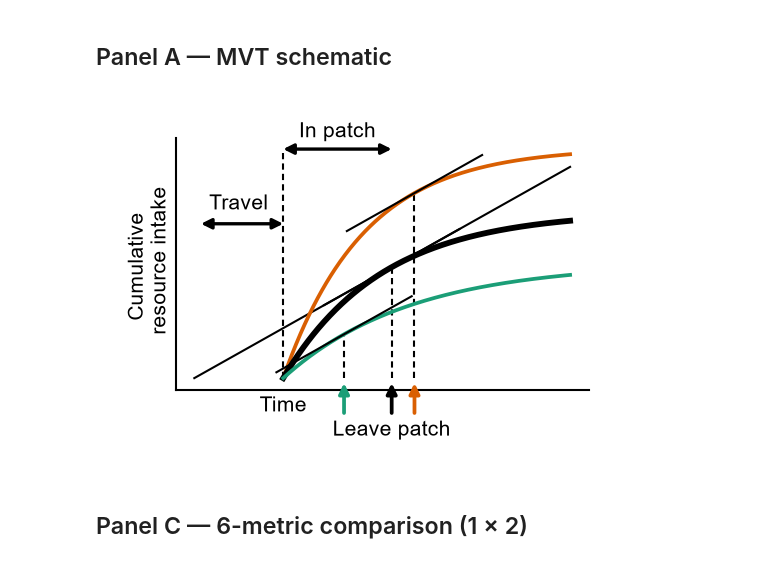
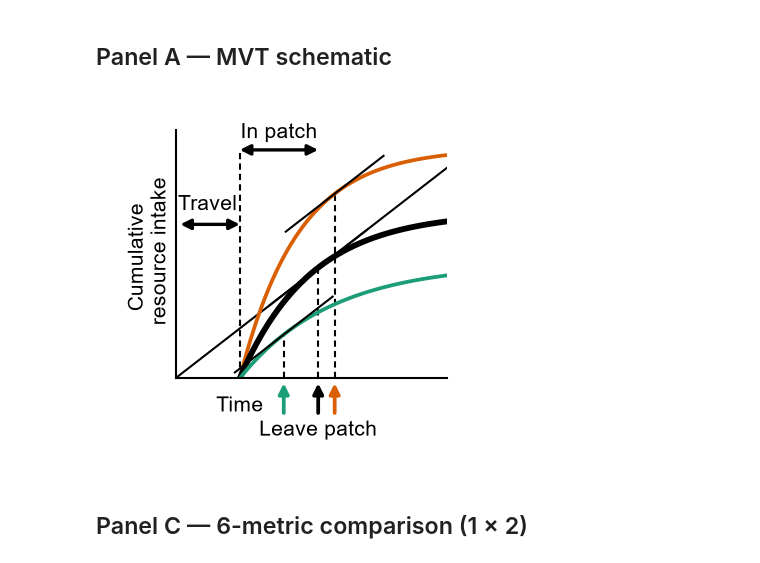
Before and after one commit to lauradriscoll/cosyne2026_adaptive_behavior, a Jupyter notebook: figures/fig2/make_panels_fig2.ipynb, the cells around one changed output. Cells and saved outputs as stored; diff of their text form; code cells hidden in the pictures.

```diff
--- a/figures/fig2/make_panels_fig2.ipynb
+++ b/figures/fig2/make_panels_fig2.ipynb
@@ -225,34 +229,37 @@ def plot_mvt_schematic(travel_time=2.0):
     x_black = T + patches[1]["tau_leave"]
     y_in = y_max * 0.92
     ax1.annotate("", xy=(T, y_in), xytext=(x_black, y_in), arrowprops=arrow)
     ax1.text((T + x_black) / 2, y_in + 0.03 * y_max, "In patch", ha="center", va="bottom")
     # Leave arrows below the axis
     y_a0, y_a1 = -0.02 * y_max, -0.14 * y_max
     for pp in patches:
         xl = T + pp["tau_leave"]
         ax1.annotate("", xy=(xl, y_a0), xytext=(xl, y_a1),
                     arrowprops=dict(arrowstyle="-|>", color=pp["color"],
                                     linewidth=0.9, mutation_scale=5,
                                     shrinkA=0, shrinkB=0),
                     annotation_clip=False)
     ax1.text(x_black, y_a1 - 0.03 * y_max, "Leave patch", ha="center", va="top",
             clip_on=False)
     ax1.text(T, y_a1 * 0.8, "Time", ha="center", va="center", clip_on=False)
 
     # ax.set_xlim(0, x_max)
     # ax.set_ylim(-0.42 * y_max, y_max * 1.18)
+    # start both axes exactly at 0 so the curves touch the spines (no default margin)
+    ax1.set_xlim(0, x_max)
+    ax1.set_ylim(0, y_max)
     ax1.set_xticks([])
     ax1.set_yticks([])
     ax1.set_ylabel("Cumulative \n resource intake")
     plt.tight_layout()
     return fig, ax1
 
 apply_style()
 fig, ax1 = plot_mvt_schematic(travel_time=2.0)
 plt.show()
 save_panel(fig, PANELS_DIR / "fig2_A.pdf")
 # %% [output]
-[figure, old version]
+[figure, new version]
 # %% [markdown]
 ## Panel C — 6-metric comparison (1 × 2)
 # %%
```
Also changed, not shown: parts of 7 cells of this notebook, 19 other files.
